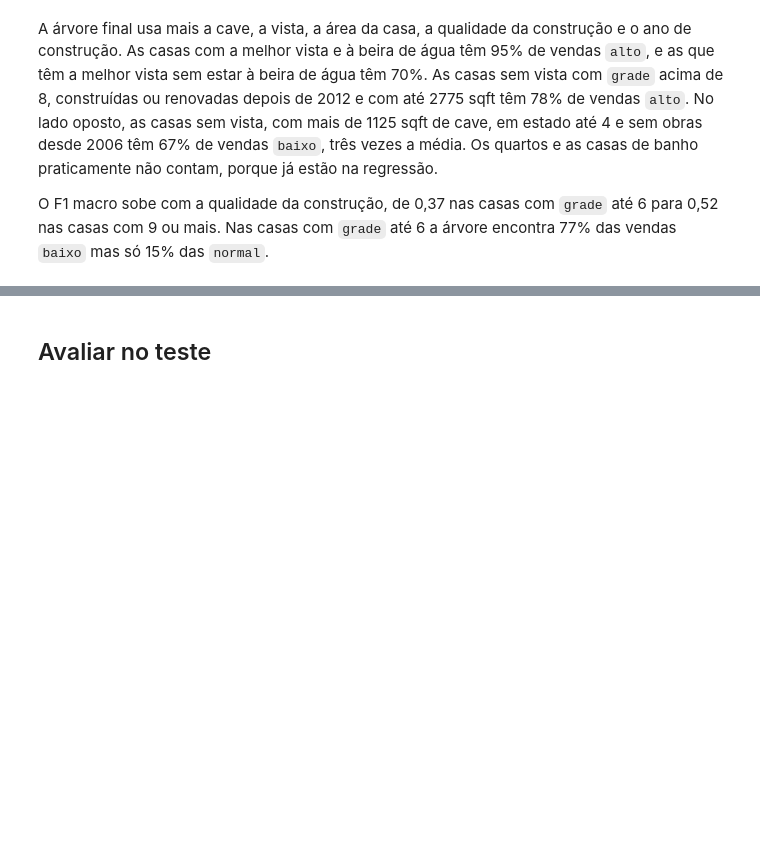
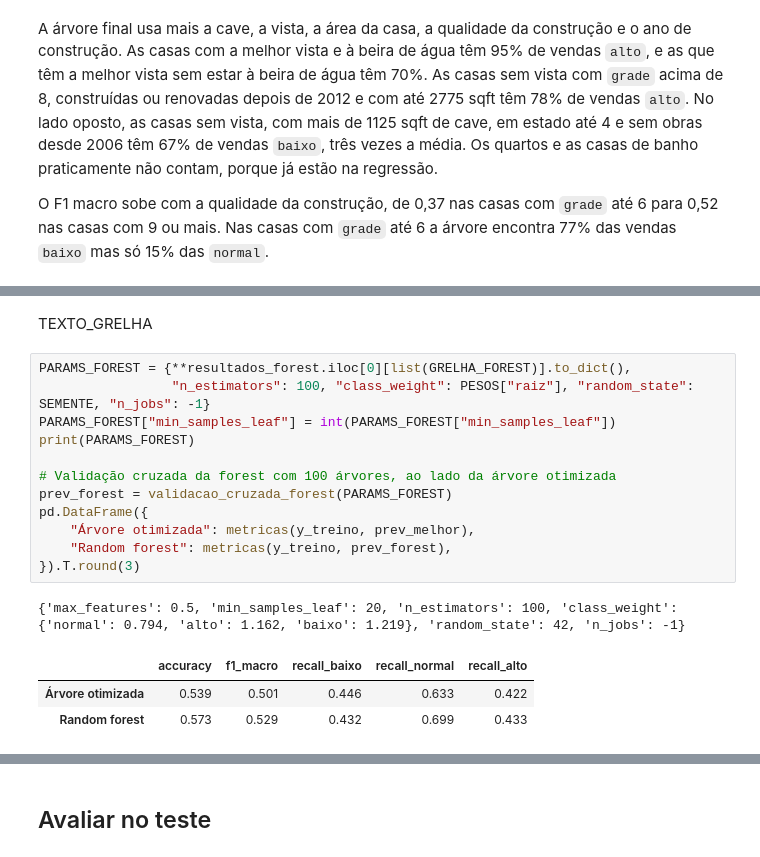
Before and after one commit to AnyTng/FAI26_P02_G09, a Jupyter notebook: 02_classify.ipynb, the cells around one changed output, grey strips where cells are left out. Drawn from its saved outputs; the diff is of its cells as text; blank space fills up the shorter version.

```diff
--- a/02_classify.ipynb
+++ b/02_classify.ipynb
@@ -450,0 +510,19 @@ O F1 macro sobe com a qualidade da construção, de 0,37 nas casas com `grade` a
+# %% [markdown]
+TEXTO_GRELHA
+# %%
+PARAMS_FOREST = {**resultados_forest.iloc[0][list(GRELHA_FOREST)].to_dict(),
+                 "n_estimators": 100, "class_weight": PESOS["raiz"], "random_state": SEMENTE, "n_jobs": -1}
+PARAMS_FOREST["min_samples_leaf"] = int(PARAMS_FOREST["min_samples_leaf"])
+print(PARAMS_FOREST)
+
+# Validação cruzada da forest com 100 árvores, ao lado da árvore otimizada
+prev_forest = validacao_cruzada_forest(PARAMS_FOREST)
+pd.DataFrame({
+    "Árvore otimizada": metricas(y_treino, prev_melhor),
+    "Random forest": metricas(y_treino, prev_forest),
+}).T.round(3)
+# %% [output]
+{'max_features': 0.5, 'min_samples_leaf': 20, 'n_estimators': 100, 'class_weight': {'normal': 0.794, 'alto': 1.162, 'baixo': 1.219}, 'random_state': 42, 'n_jobs': -1}
+|  | accuracy | f1_macro | recall_baixo | recall_normal | recall_alto |
+| Árvore otimizada | 0.539 | 0.501 | 0.446 | 0.633 | 0.422 |
+| Random forest | 0.573 | 0.529 | 0.432 | 0.699 | 0.433 |
```
Also changed, not shown: parts of 9 cells of this notebook, 4 other files.
